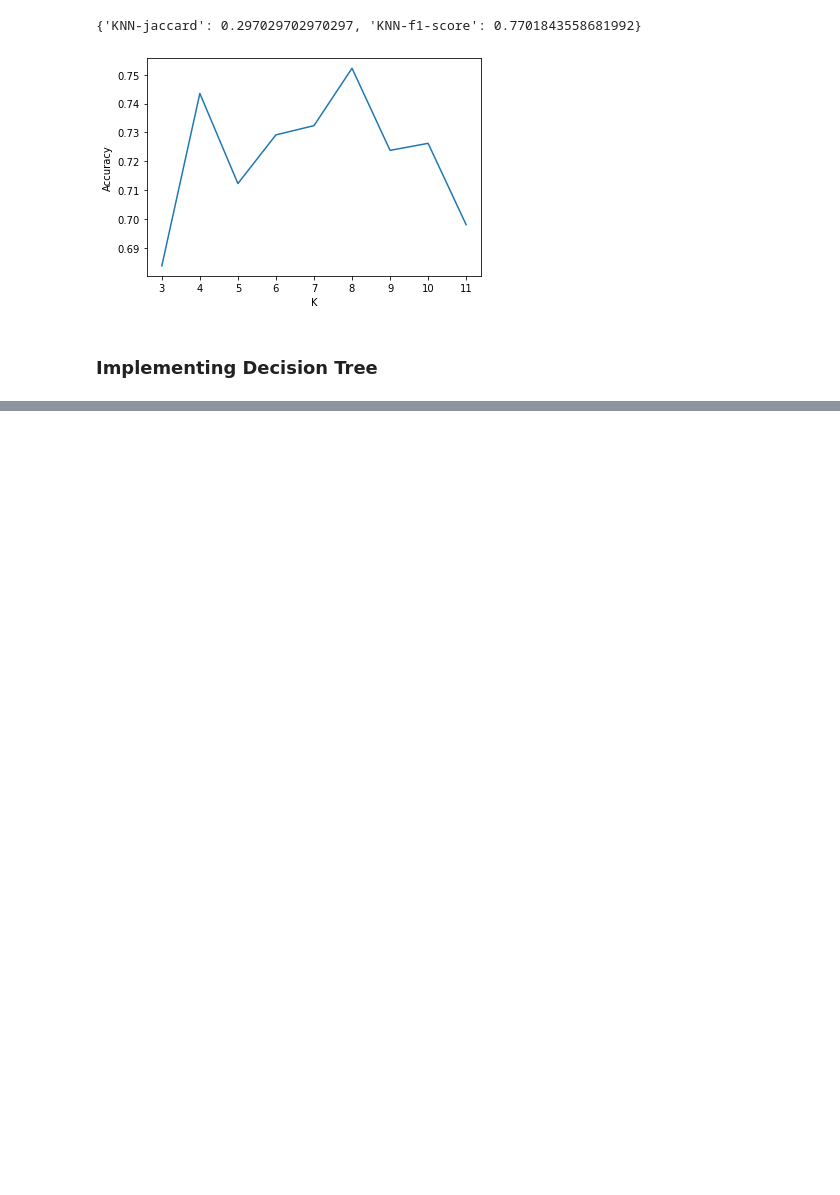
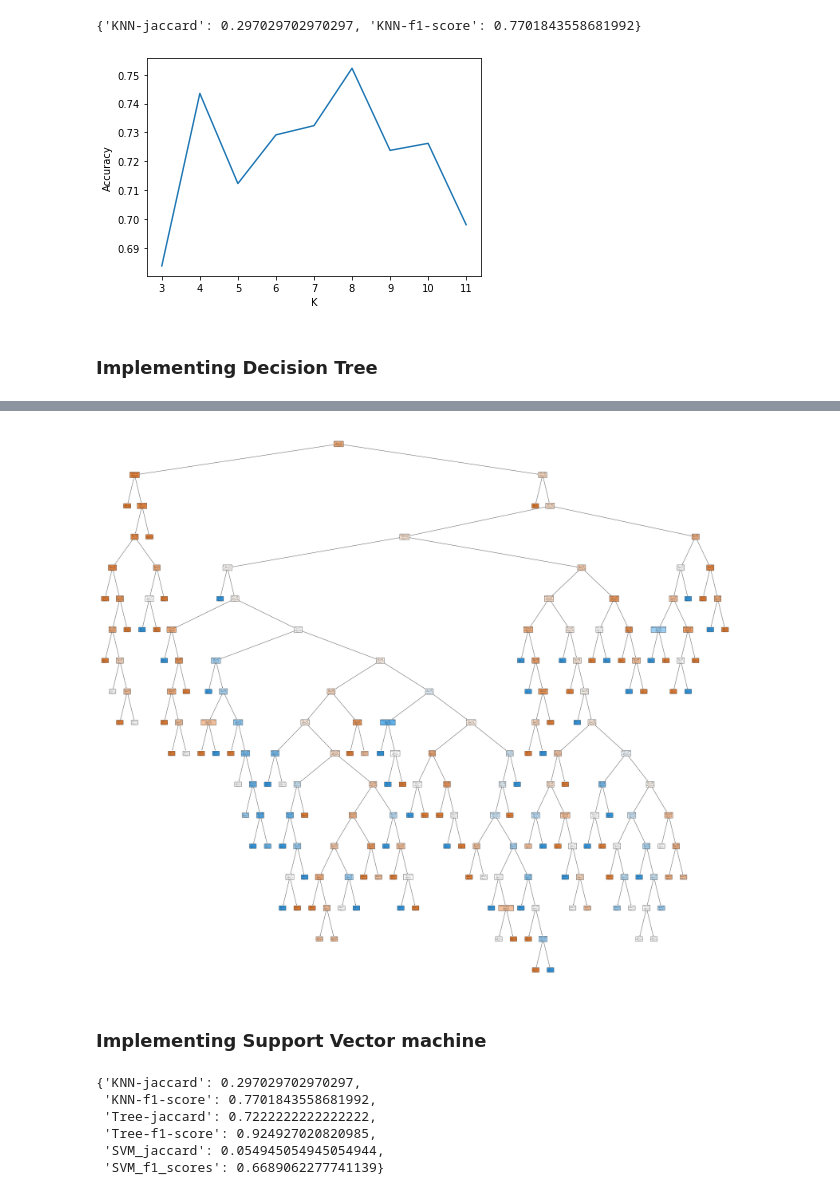
Before and after one commit to adityakumaar/Classification-Algorithms-Practice, a Jupyter notebook: Project.ipynb, the cells around one changed output, grey strips where cells are left out. Drawn from its saved outputs; the diff is of its cells as text; code cells hidden in the pictures; blank space fills up the shorter version.

```diff
--- a/Project.ipynb
+++ b/Project.ipynb
@@ -294,0 +350,3 @@ plt.show()
+# %%
+clf = DecisionTreeClassifier(random_state=1234)
+model = clf.fit(X_train, y_train)
@@ -294,0 +374,19 @@ plt.show()
+# %%
+fig = plt.figure(figsize=(50,45))
+_ = tree.plot_tree(clf,
+                   feature_names= ['Principal',
+                                    'terms',
+                                    'age',
+                                    'Gender',
+                                    'weekend',
+                                    'Bechalor',
+                                    'High School or Below',
+                                    'college',
+                                    'dayofweek'],
+                   class_names='loan_status',
+                   filled=True,
+                   rounded = True)
+# %% [output]
+[figure, added]
+# %% [markdown]
+### Implementing Support Vector machine
@@ -294,0 +405,9 @@ plt.show()
+# %%
+trainScores
+# %% [output]
+{'KNN-jaccard': 0.297029702970297,
+ 'KNN-f1-score': 0.7701843558681992,
+ 'Tree-jaccard': 0.7222222222222222,
+ 'Tree-f1-score': 0.924927020820985,
+ 'SVM_jaccard': 0.054945054945054944,
+ 'SVM_f1_scores': 0.6689062277741139}
```
Also changed, not shown: parts of 30 cells of this notebook.
